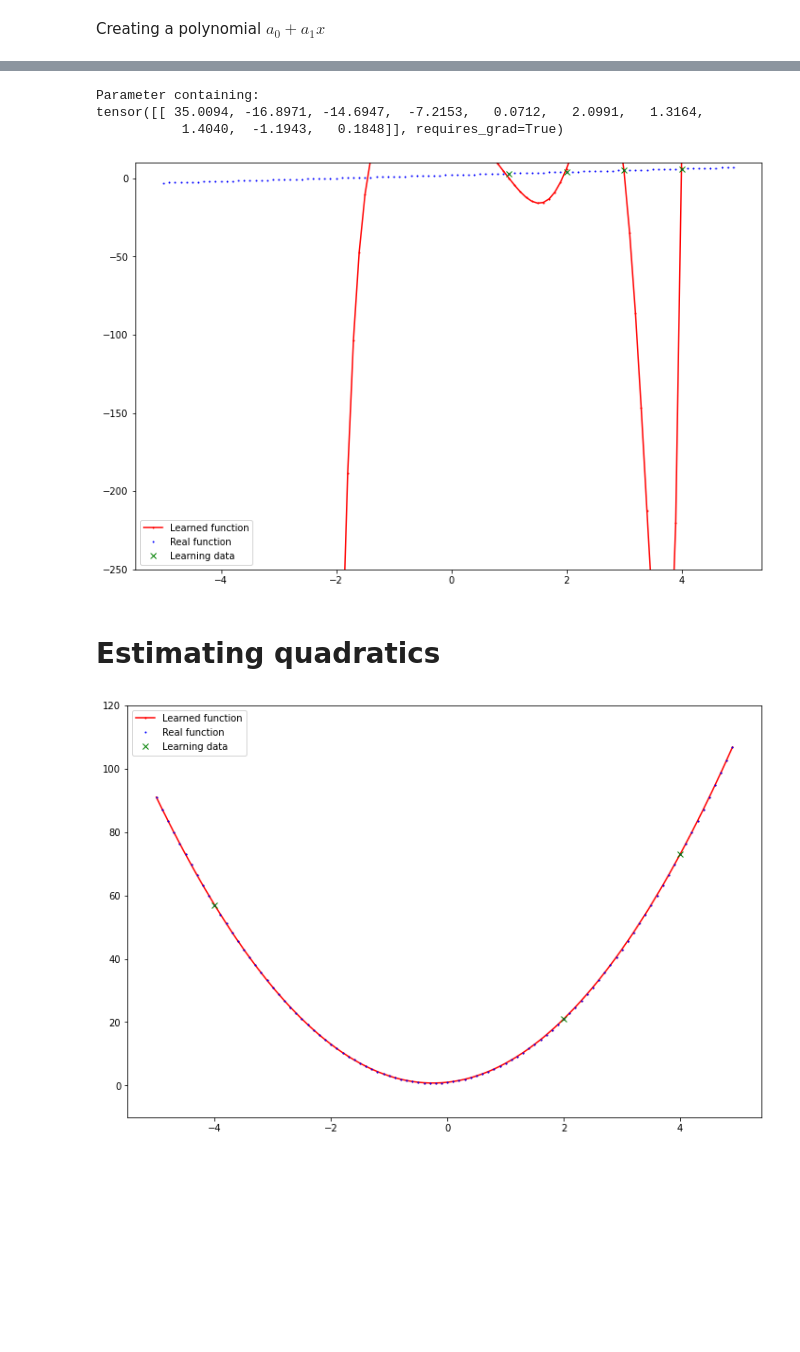
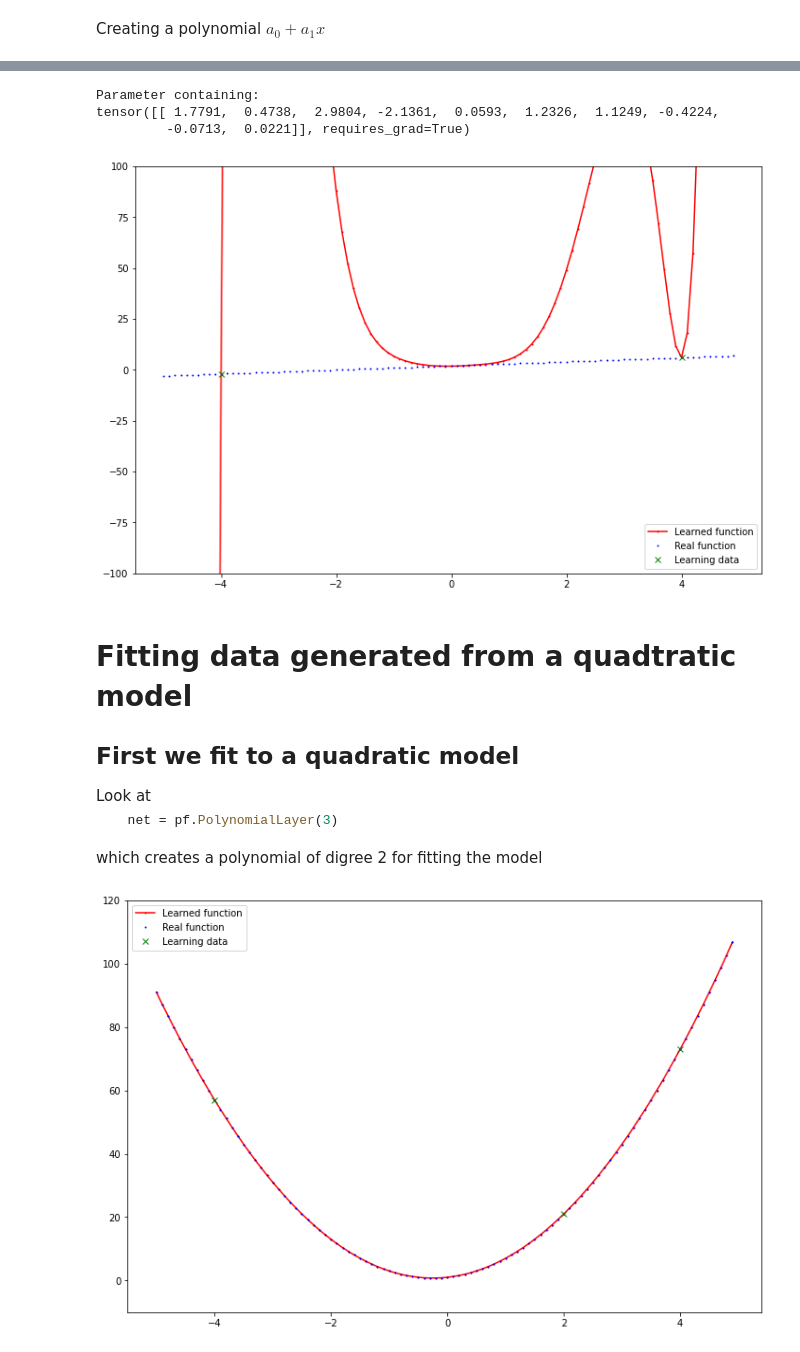
Before and after one commit to abhijat01/deepnn4se, a Jupyter notebook: presentation/part0/general-learning/polynomial-animated.ipynb, the cells around one changed output, grey strips where cells are left out. Saved outputs shown, nothing was run; the diff lists cells and outputs as text; code cells hidden in the pictures; blank space fills up the shorter version.

````diff
--- a/presentation/part0/general-learning/polynomial-animated.ipynb
+++ b/presentation/part0/general-learning/polynomial-animated.ipynb
@@ -162,14 +172,21 @@ for i in range(10000):
 # %%
-ylim=(-250,10)
+ylim=(-100,100)
 plot_and_compare(x,y,linear,  net, -5,5, ylim=ylim, save_file='linear_w_degree_9_2points_only.png')
 net.print_weights()
 # %% [output]
 Parameter containing:
-tensor([[ 35.0094, -16.8971, -14.6947,  -7.2153,   0.0712,   2.0991,   1.3164,
-           1.4040,  -1.1943,   0.1848]], requires_grad=True)
+tensor([[ 1.7791,  0.4738,  2.9804, -2.1361,  0.0593,  1.2326,  1.1249, -0.4224,
+         -0.0713,  0.0221]], requires_grad=True)
-[figure, old version]
+[figure, new version]
-# %% [markdown]
-<h1>Estimating quadratics</h1>
+# %% [markdown]
+<h1>Fitting data generated from a quadtratic model</h1>
+<h2>First we fit to a quadratic model</h2>
+Look at
+
+  ```python
+    net = pf.PolynomialLayer(3)
+  ```
+which creates a polynomial of digree 2 for fitting the model
 # %%
 x = np.array([-4.,4, 2])
 y = quad(x)
````
Also changed, not shown: parts of 24 cells of this notebook, 14 other files.
